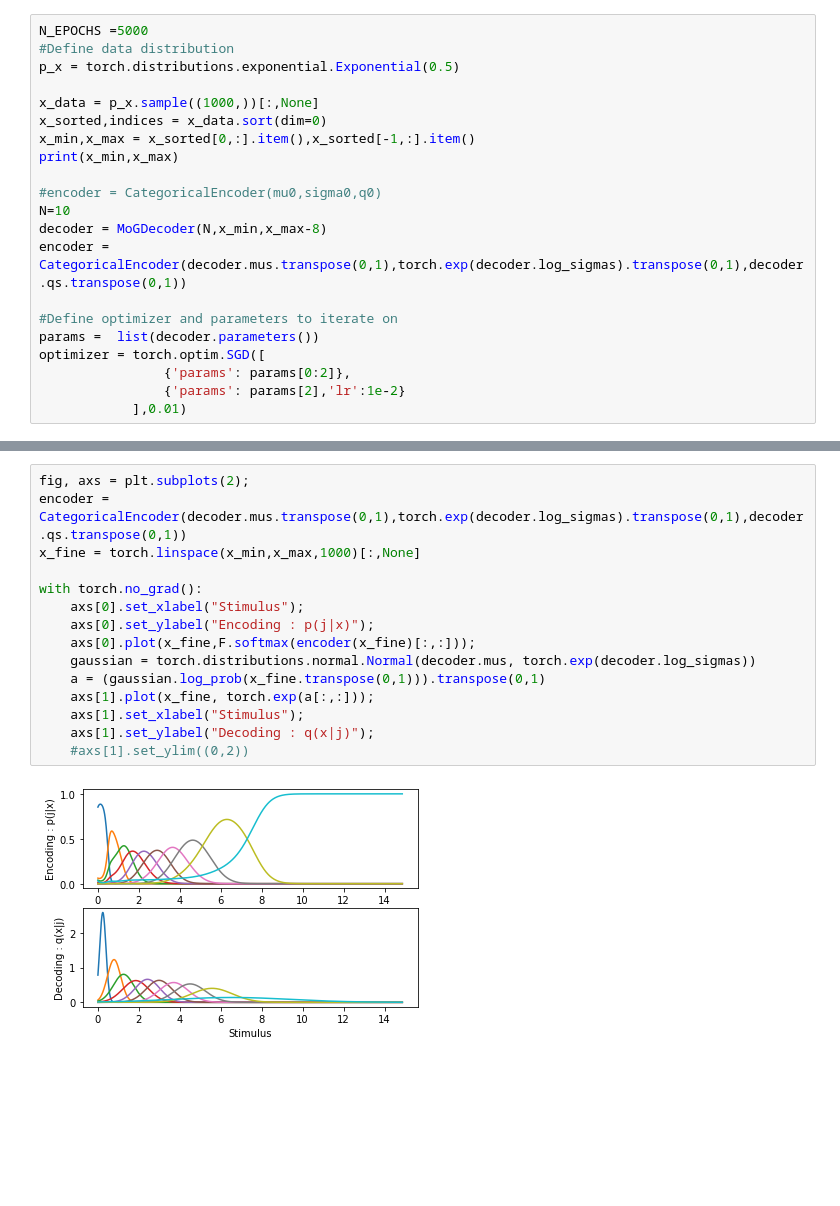
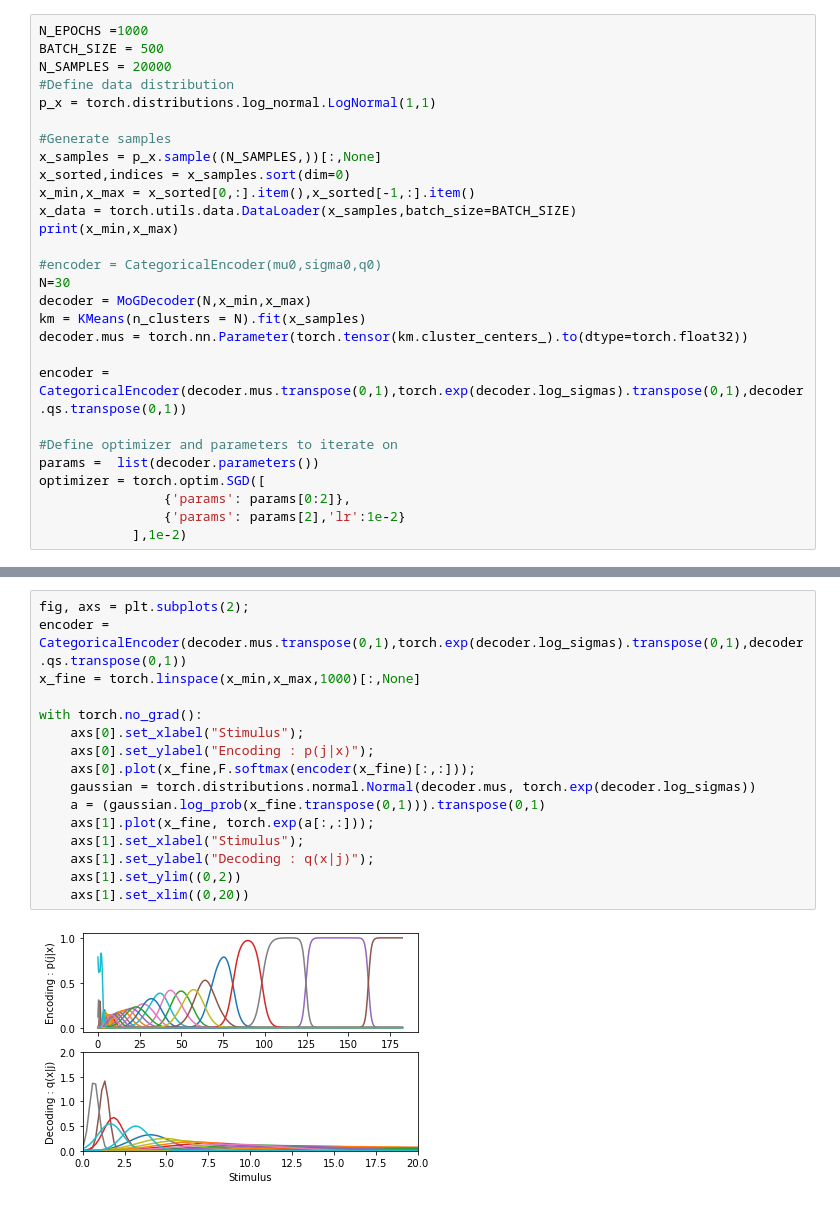
Before and after one commit to simonebmalerba/neural_VAE, a Jupyter notebook: Woodford_GD.ipynb, the cells around one changed output, grey strips where cells are left out. Cells and saved outputs as stored; diff of their text form; blank space fills up the shorter version.

```diff
--- a/Woodford_GD.ipynb
+++ b/Woodford_GD.ipynb
@@ -6,18 +6,25 @@ import math
 from src.encoders_decoders import *
 from src.losses import *
 # %%
-N_EPOCHS =5000
+N_EPOCHS =1000
+BATCH_SIZE = 500
+N_SAMPLES = 20000
 #Define data distribution
-p_x = torch.distributions.exponential.Exponential(0.5)
+p_x = torch.distributions.log_normal.LogNormal(1,1)
 
-x_data = p_x.sample((1000,))[:,None]
-x_sorted,indices = x_data.sort(dim=0)
+#Generate samples
+x_samples = p_x.sample((N_SAMPLES,))[:,None]
+x_sorted,indices = x_samples.sort(dim=0)
 x_min,x_max = x_sorted[0,:].item(),x_sorted[-1,:].item()
+x_data = torch.utils.data.DataLoader(x_samples,batch_size=BATCH_SIZE)
 print(x_min,x_max)
 
 #encoder = CategoricalEncoder(mu0,sigma0,q0)
-N=10
-decoder = MoGDecoder(N,x_min,x_max-8)
+N=30
+decoder = MoGDecoder(N,x_min,x_max)
+km = KMeans(n_clusters = N).fit(x_samples)
+decoder.mus = torch.nn.Parameter(torch.tensor(km.cluster_centers_).to(dtype=torch.float32))
+
 encoder = CategoricalEncoder(decoder.mus.transpose(0,1),torch.exp(decoder.log_sigmas).transpose(0,1),decoder.qs.transpose(0,1))
 
 #Define optimizer and parameters to iterate on
@@ -25,5 +32,5 @@ params =  list(decoder.parameters())
 optimizer = torch.optim.SGD([
                 {'params': params[0:2]},
                 {'params': params[2],'lr':1e-2}
-            ],0.01)
+            ],1e-2)
 # %% [output]
@@ -53,20 +61,21 @@ axs[1].plot(mseVec);
 # %%
 fig, axs = plt.subplots(2);
 encoder = CategoricalEncoder(decoder.mus.transpose(0,1),torch.exp(decoder.log_sigmas).transpose(0,1),decoder.qs.transpose(0,1))
 x_fine = torch.linspace(x_min,x_max,1000)[:,None]
 
 with torch.no_grad():
     axs[0].set_xlabel("Stimulus");
     axs[0].set_ylabel("Encoding : p(j|x)");
     axs[0].plot(x_fine,F.softmax(encoder(x_fine)[:,:]));
     gaussian = torch.distributions.normal.Normal(decoder.mus, torch.exp(decoder.log_sigmas))
     a = (gaussian.log_prob(x_fine.transpose(0,1))).transpose(0,1)
     axs[1].plot(x_fine, torch.exp(a[:,:]));
     axs[1].set_xlabel("Stimulus");
     axs[1].set_ylabel("Decoding : q(x|j)");
-    #axs[1].set_ylim((0,2))
+    axs[1].set_ylim((0,2))
+    axs[1].set_xlim((0,20))
 # %% [output]
-[figure, old version]
+[figure, new version]
 # %%
 q_sample = torch.squeeze(torch.distributions.categorical.Categorical((F.softmax(decoder.qs,dim=0)).transpose(0,1)).sample((10000,)))
 muext,log_sigmaext =decoder(F.one_hot(q_sample).to(dtype=torch.float32))
```
Also changed, not shown: parts of 12 cells of this notebook, 2 other files.
